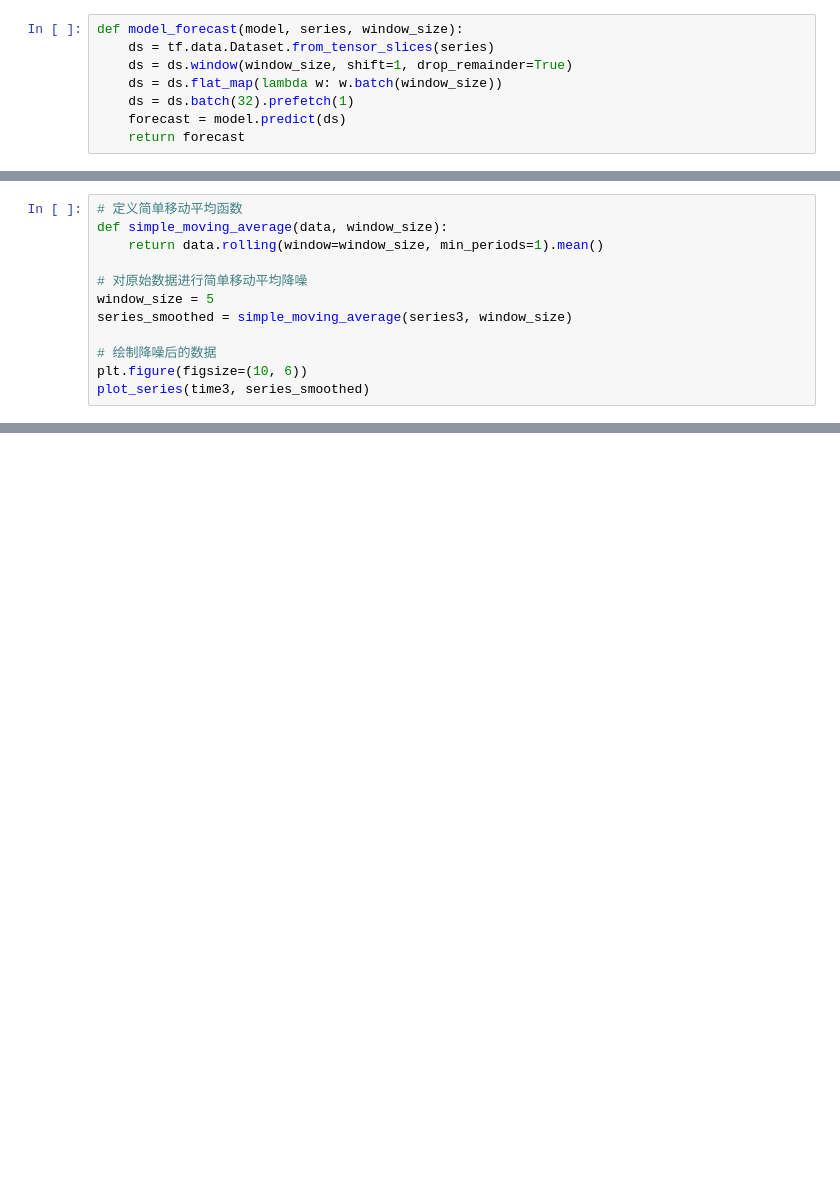
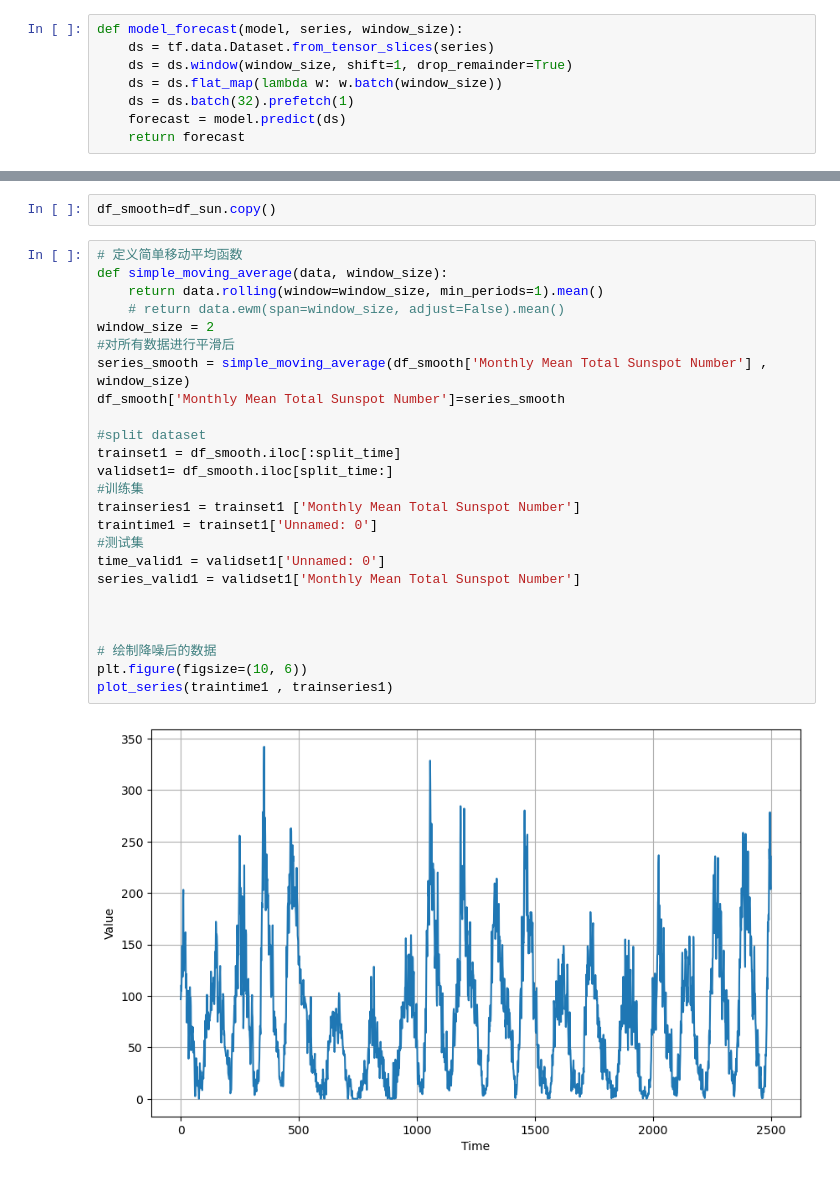
Before and after one commit to calvinhaooo/Error-Simulation-in-ML, a Jupyter notebook: time.ipynb, the cells around one changed output, grey strips where cells are left out. Saved outputs shown, nothing was run; the diff lists cells and outputs as text; blank space fills up the shorter version.

```diff
--- a/time.ipynb
+++ b/time.ipynb
@@ -628,12 +38,0 @@ MAE: 46.603996
-# %%
-# 定义简单移动平均函数
-def simple_moving_average(data, window_size):
-    return data.rolling(window=window_size, min_periods=1).mean()
-
-# 对原始数据进行简单移动平均降噪
-window_size = 5
-series_smoothed = simple_moving_average(series3, window_size)
-
-# 绘制降噪后的数据
-plt.figure(figsize=(10, 6))
-plot_series(time3, series_smoothed)
@@ -728,0 +58,29 @@ MAE: 13.970204
+# %%
+df_smooth=df_sun.copy()
+# %%
+# 定义简单移动平均函数
+def simple_moving_average(data, window_size):
+    return data.rolling(window=window_size, min_periods=1).mean()
+    # return data.ewm(span=window_size, adjust=False).mean()
+window_size = 2
+#对所有数据进行平滑后
+series_smooth = simple_moving_average(df_smooth['Monthly Mean Total Sunspot Number'] , window_size)
+df_smooth['Monthly Mean Total Sunspot Number']=series_smooth
+
+#split dataset
+trainset1 = df_smooth.iloc[:split_time]
+validset1= df_smooth.iloc[split_time:]
+#训练集
+trainseries1 = trainset1 ['Monthly Mean Total Sunspot Number']
+traintime1 = trainset1['Unnamed: 0']
+#测试集
+time_valid1 = validset1['Unnamed: 0']
+series_valid1 = validset1['Monthly Mean Total Sunspot Number']
+
+
+
+# 绘制降噪后的数据
+plt.figure(figsize=(10, 6))
+plot_series(traintime1 , trainseries1)
+# %% [output]
+[figure, added]
```
Also changed, not shown: parts of 52 cells of this notebook.
